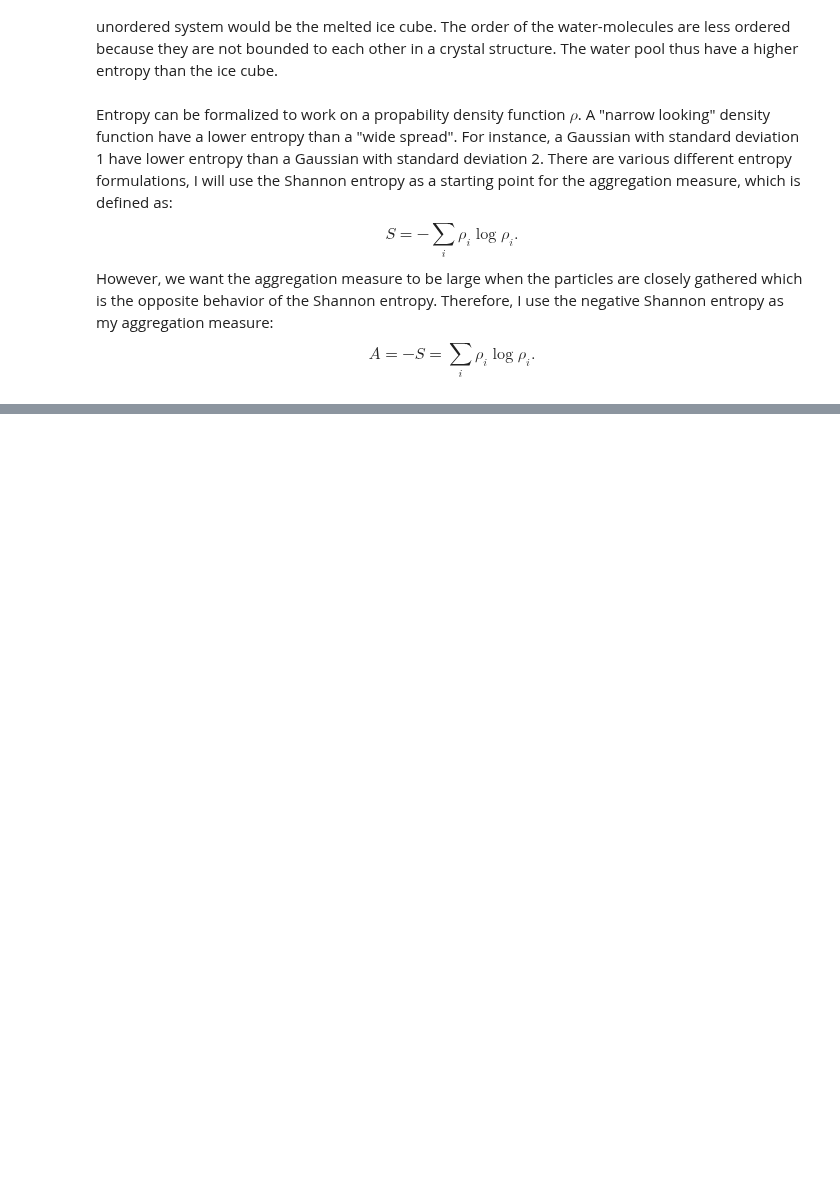
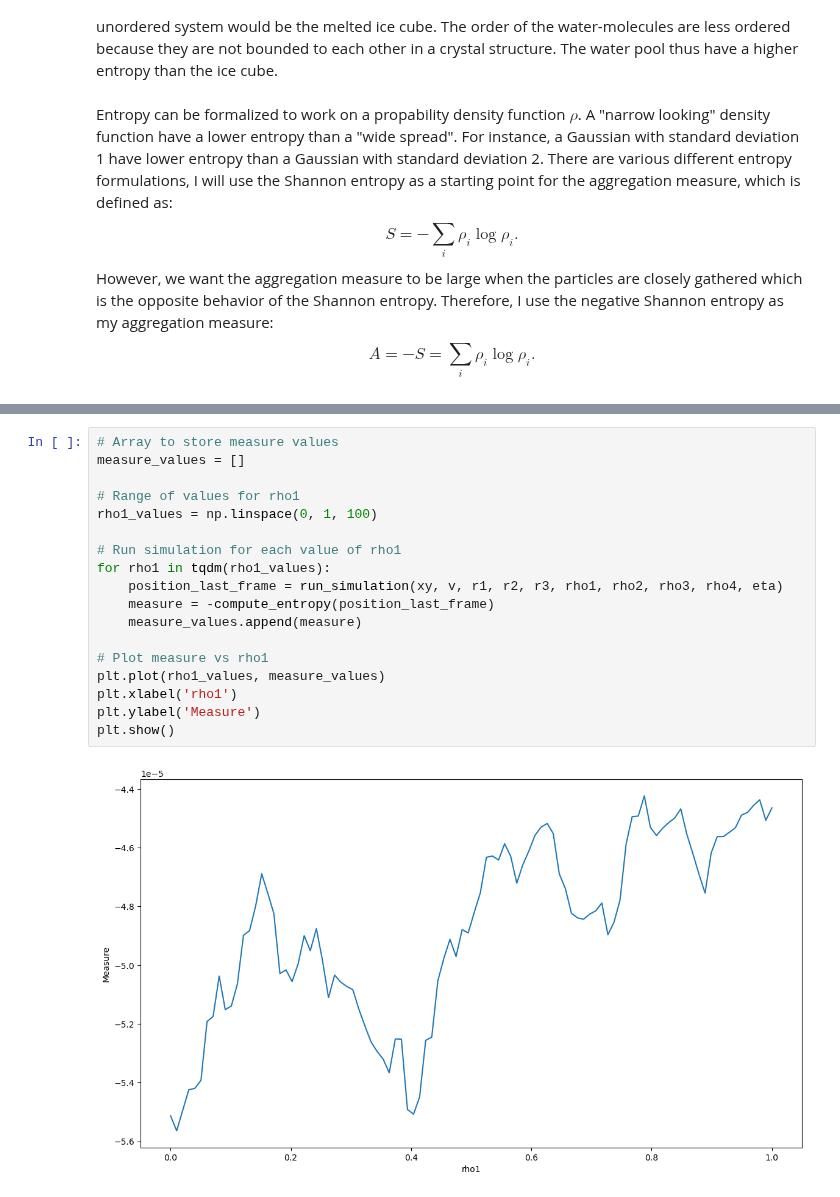
Before and after one commit to SunAndClouds/ComplexSystems, a Jupyter notebook: Lab4.ipynb, the cells around one changed output, grey strips where cells are left out. Drawn from its saved outputs; the diff is of its cells as text; blank space fills up the shorter version.

```diff
--- a/Lab4.ipynb
+++ b/Lab4.ipynb
@@ -251,0 +253,20 @@ There seems to be some relatively significant jump in the small regime $r_1/r_3$
+# %%
+# Array to store measure values
+measure_values = []
+
+# Range of values for rho1
+rho1_values = np.linspace(0, 1, 100)
+
+# Run simulation for each value of rho1
+for rho1 in tqdm(rho1_values):
+    position_last_frame = run_simulation(xy, v, r1, r2, r3, rho1, rho2, rho3, rho4, eta)
+    measure = -compute_entropy(position_last_frame)
+    measure_values.append(measure)
+
+# Plot measure vs rho1
+plt.plot(rho1_values, measure_values)
+plt.xlabel('rho1')
+plt.ylabel('Measure')
+plt.show()
+# %% [output]
+[figure, added]
```
Also changed, not shown: parts of 8 cells of this notebook, 1 other file.
